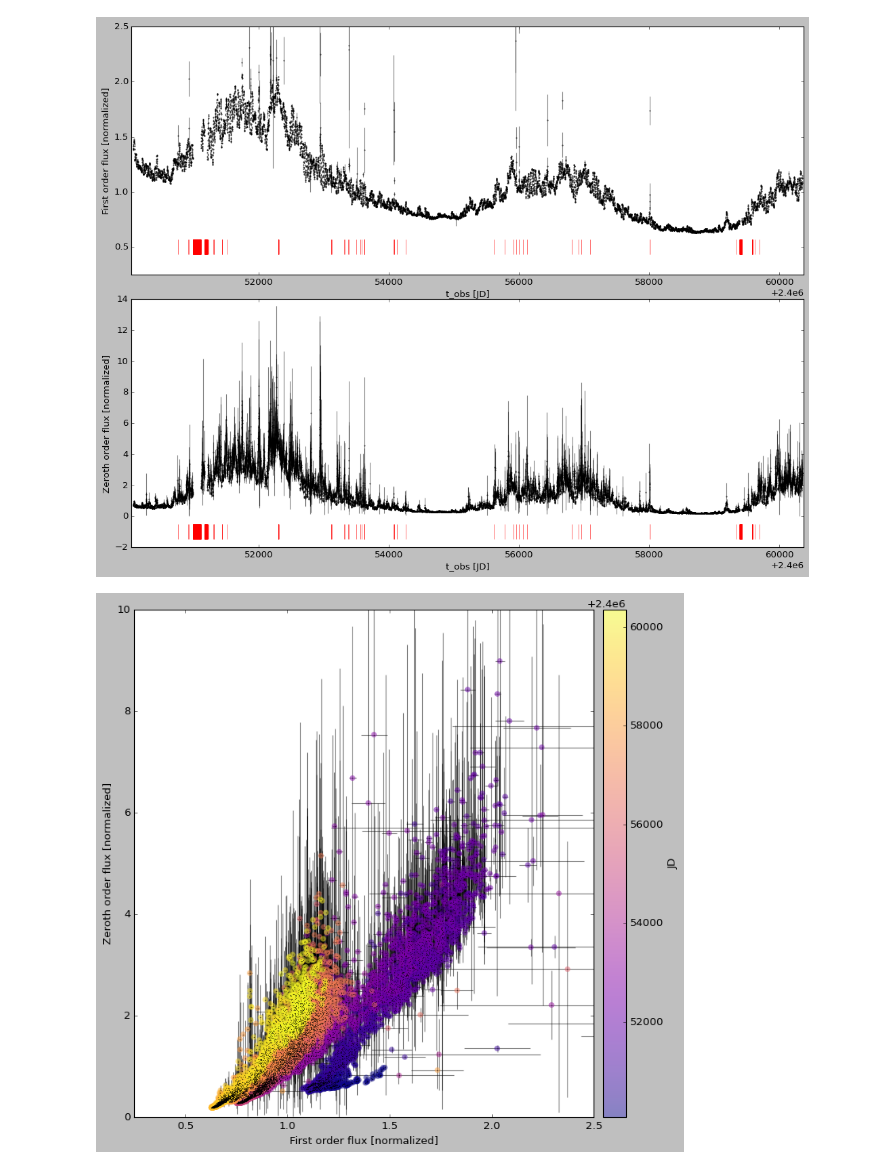
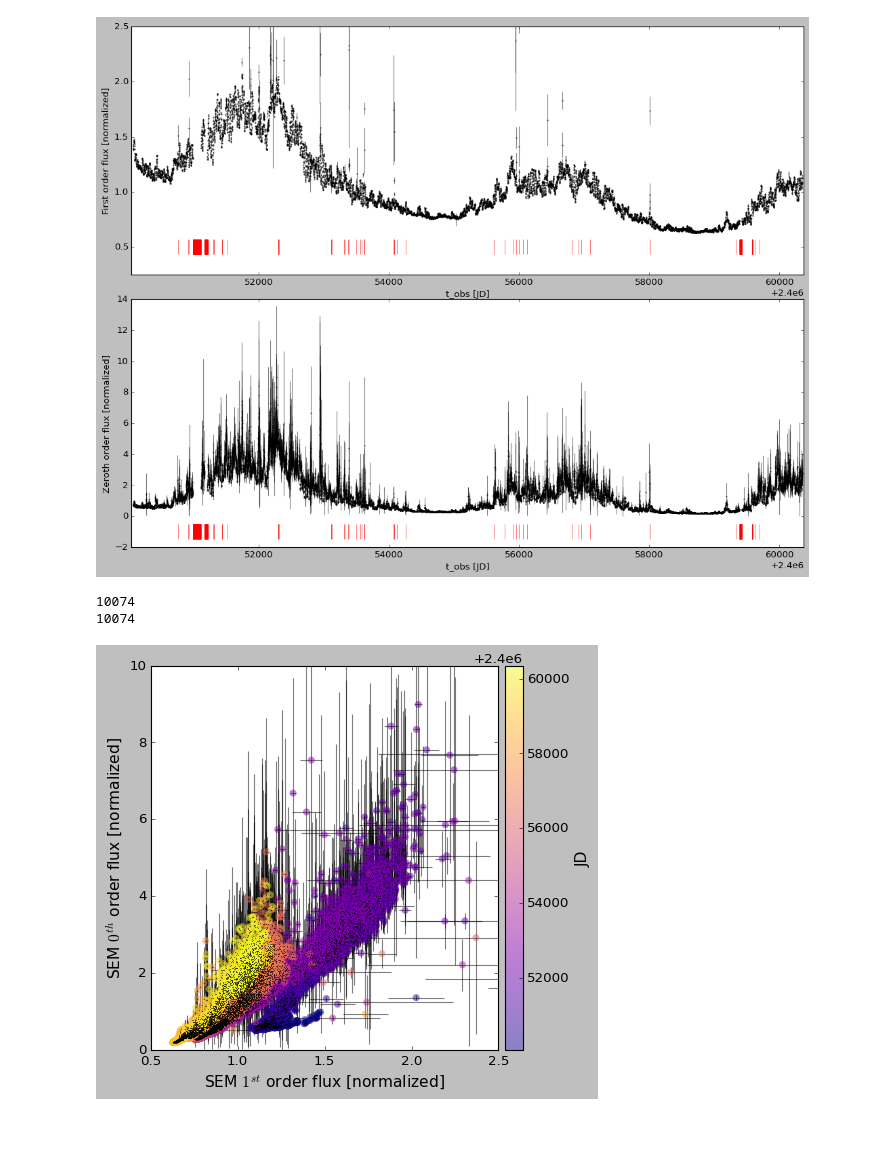
Before and after one commit to esandford/archivalSOHO, a Jupyter notebook: analysis/CELIAS-SEMnormalizeLC.ipynb, the cells around one changed output. Cells and saved outputs as stored; diff of their text form; code cells hidden in the pictures; blank space fills up the shorter version.

```diff
--- a/analysis/CELIAS-SEMnormalizeLC.ipynb
+++ b/analysis/CELIAS-SEMnormalizeLC.ipynb
@@ -112,21 +112,34 @@ plt.subplots_adjust(hspace=0.10)
 plt.savefig("./CELIAS-SEM_LC_norm.pdf")
 # %% [output]
 [figure]
+# %%
+virgo = np.loadtxt("./VIRGO_LC_norm.txt")
+
+#consider same date range---post SoHO fully commissioned (April 16, 1996), pre end of VIRGO TSI obs
+virgodatemask = (virgo[:,0] > 2450189.5)
+SEMdatemask = (sem[:,0] > 2450189.5) & (sem[:,0] <= virgo[:,0][-1])
+
+print(len(virgo[virgodatemask]))
+print(len(sem[SEMdatemask]))
+# %% [output]
+10074
+10074
 # %%
-fig, ax = plt.subplots(1,1,figsize=(10,10))
+fig, ax = plt.subplots(1,1,figsize=(6,6))
 ax.errorbar(sem[:,1],sem[:,3],xerr=sem[:,2],yerr=sem[:,4],marker='.',ms=1,color='k',ls='None',capsize=0,elinewidth=1,alpha=0.5,zorder=1)
 cs = ax.scatter(sem[:,1],sem[:,3],c=sem[:,0],marker='o',s=40,edgecolor='None',ls='None',alpha=0.5,zorder=1,cmap='plasma')
 
-ax.set_xlabel("First order flux [normalized]")
-ax.set_ylabel("Zeroth order flux [normalized]")
-ax.set_xlim(0.25,2.5)
+ax.set_xlabel(r"SEM $1^{st}$ order flux [normalized]",fontsize=14)
+ax.set_ylabel(r"SEM $0^{th}$ order flux [normalized]",fontsize=14)
+ax.set_xlim(0.5,2.5)
 ax.set_ylim(0,10)
 
 divider = make_axes_locatable(ax)
 cax = divider.append_axes("right", size="5%", pad="2%")
 fig.add_axes(cax)
-fig.colorbar(cs, cax=cax,label="JD")
+cb = fig.colorbar(cs, cax=cax)
+cb.set_label(label='JD',fontsize=14)
 #plt.show()
-plt.savefig("./CELIAS-SEM_LC_norm_ch0vsch1.pdf")
+plt.savefig("./ch0vsch1.pdf")
 # %% [output]
-[figure, old version]
+[figure, new version]
```
Also changed, not shown: parts of 2 cells of this notebook, 41 other files.
